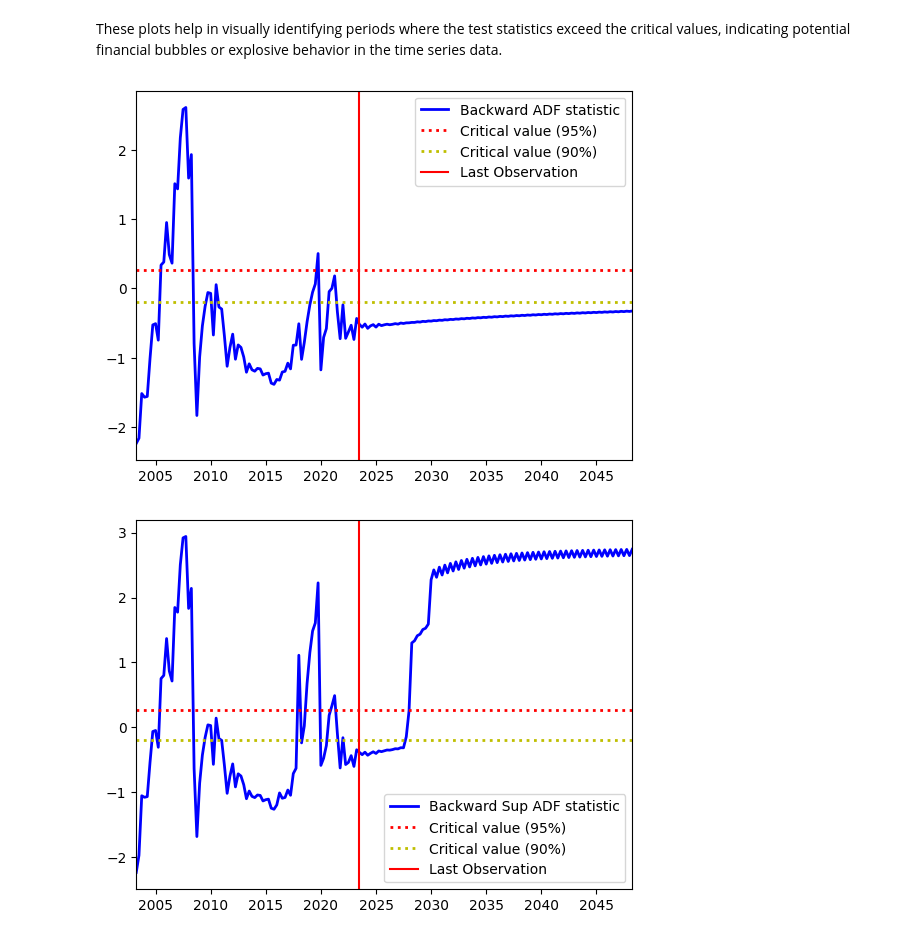
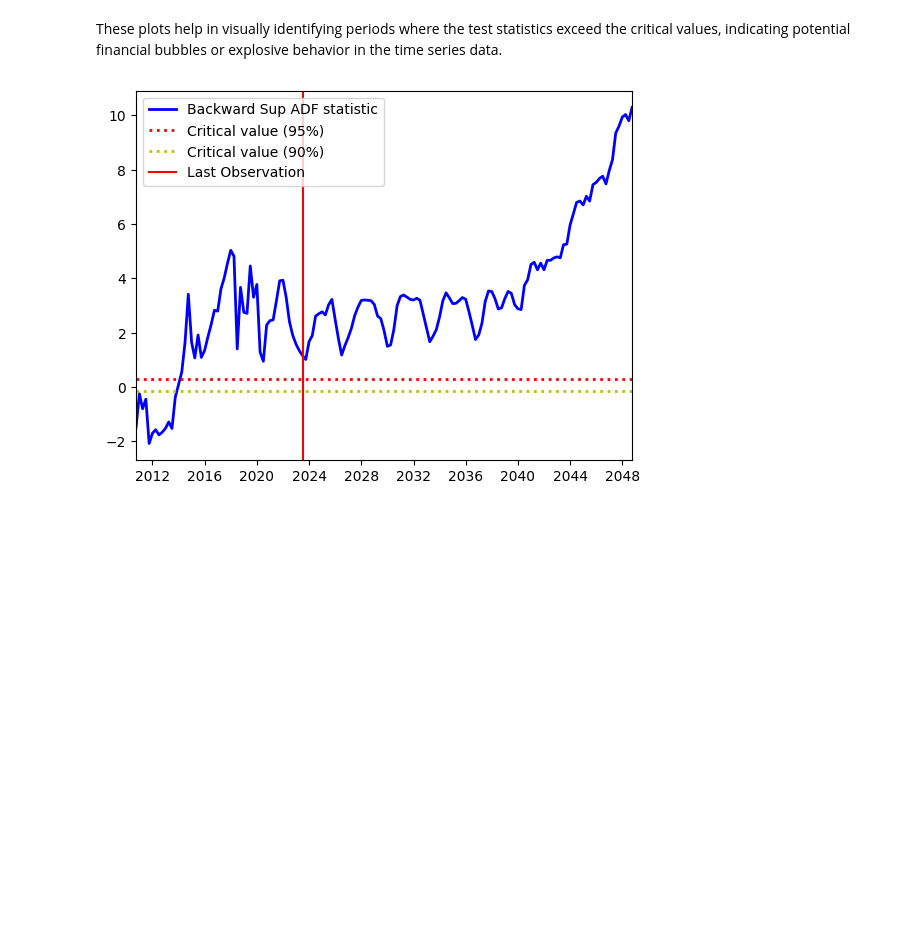
Before and after one commit to Philip-Lacava/Asset-Price-Bubble-Detection, a Jupyter notebook: Bubble Model 3.ipynb, the cells around one changed output. Drawn from its saved outputs; the diff is of its cells as text; code cells hidden in the pictures; blank space fills up the shorter version.

```diff
--- a/Bubble Model 3.ipynb
+++ b/Bubble Model 3.ipynb
@@ -490,6 +555,6 @@ Cointegration relations for loading-coefficients-column 2
 Plotting GDP and Stock Market Predictions
 # %%
 vecm_res.plot_forecast(steps=100, plot_conf_int=False)
-df = vecm_res.predict(steps=100)
-df
+forecast_df = vecm_res.predict(steps=100)
+forecast_df
 # %% [output]
@@ -527,33 +593,29 @@ Forecast Level Calculation:
 
 add the forecasted differences back to the last observed level, making the output interpretable in the original data's context.
 # %%
-from dateutil.relativedelta import relativedelta
 
 # Last observed level data
-last_gdp = price_df['GDP'].iloc[-1]
-last_price = price_df['price'].iloc[-1]
+last_gdp = merged_df['GDP'].iloc[-1]
+last_price = merged_df['Price'].iloc[-1]
 
 # Forecast of differenced data
-forecast_diff = df
 
 # Add differences to the last observed level data
-forecast_gdp = last_gdp + np.cumsum(forecast_diff[:, 1])
-forecast_price = last_price + np.cumsum(forecast_diff[:, 0])
+forecast_gdp = forecast_df[:, 1]
+forecast_price = forecast_df[:, 0]
 
 
 # Get the last date in price_df.index
-last_date = price_df.index[-1]
+last_date = merged_df.index[-1]
 
 # Add one quarter to the last date
 forecast_date = last_date + relativedelta(months=+3)
 
 # Create forecast_dates using pd.date_range
-forecast_dates = pd.date_range(start=forecast_date, periods=len(forecast_diff), freq='Q')
+forecast_dates = pd.date_range(start=forecast_date, periods=len(forecast_df), freq='Q')
 forecast_df = pd.DataFrame({
-    'price': forecast_price,
+    'Price': forecast_price,
     'GDP': forecast_gdp,
-    'price_diff': forecast_diff[:, 1],
-    'GDP_diff': forecast_diff[:, 0]
 }, index=forecast_dates)
 
 forecast_df
@@ -605,7 +667,8 @@ plt.show()
 # %% [markdown]
 merge observed values with prediction
 # %%
-merged_df = pd.concat([price_df, forecast_df])
+merged_df = pd.concat([merged_df, forecast_df])
 T = len(merged_df)
 T
-price = merged_df['price']
+price = merged_df['Price']
+merged_df
@@ -618,7 +695,7 @@ To determine the critical values for the SADF and GSADF tests, a large number of
 r0 = 0.01 + 1.8 / np.sqrt(T)
 swindow0 = int(np.floor(r0 * T))
 dim = T - swindow0 + 1
-date = pd.date_range(start=start, periods=T, freq='Q-DEC')
+date = pd.date_range(start= merged_df.index[0], periods=T, freq='Q-DEC')
 
 def simulate_critical_values(num_simulations, T, r0):
     critical_values = []
@@ -683,27 +760,17 @@ bsadfs_plt = bsadfs[:-1]
 # %% [markdown]
 These plots help in visually identifying periods where the test statistics exceed the critical values, indicating potential financial bubbles or explosive behavior in the time series data.
 # %%
-# Plot the backward ADF statistics
-plt.figure(1)
-plt.plot(dateS, badfs_plt, '-b', linewidth=2)
-plt.plot(dateS, [critical_values[1]] * len(dateS), ':r', linewidth=2)
-plt.plot(dateS, [critical_values[0]] * len(dateS), ':y', linewidth=2)
-plt.axvline(last_date, color='r', linestyle='-')  # Add vertical line at last_date
-plt.xlim([dateS[0], dateS[-1]])
-plt.legend(['Backward ADF statistic', 'Critical value (95%)', 'Critical value (90%)','Last Observation'])
-
 # Plot the Generalized SADF statistics
 plt.figure(2)
 plt.plot(dateS, bsadfs_plt, '-b', linewidth=2)
 plt.plot(dateS, [critical_values[1]] * len(dateS), ':r', linewidth=2)
 plt.plot(dateS, [critical_values[0]] * len(dateS), ':y', linewidth=2)
 plt.axvline(last_date, color='r', linestyle='-')  # Add vertical line at last_date
 plt.xlim([dateS[0], dateS[-1]])
 plt.legend(['Backward Sup ADF statistic', 'Critical value (95%)','Critical value (90%)', 'Last Observation'])
 
-plt.savefig(f'{path}/Asset-Price-Bubble-Detection//results/Brazil_Unit_Root_GDP.jpeg', format='jpeg')
+plt.savefig(f'{path}/Asset-Price-Bubble-Detection//results/{select} Unit_Root.jpeg', format='jpeg')
 
 plt.show()
 # %% [output]
-[figure, old version]
+[figure, new version]
-[figure, removed]
```
Also changed, not shown: parts of 34 cells of this notebook, 28 other files.
